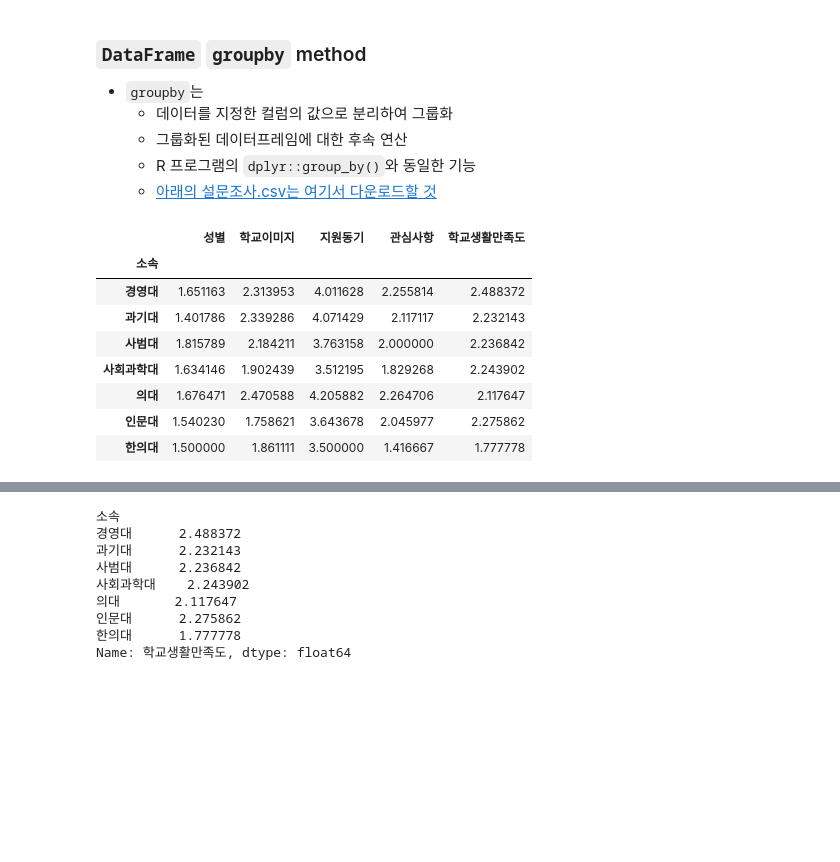
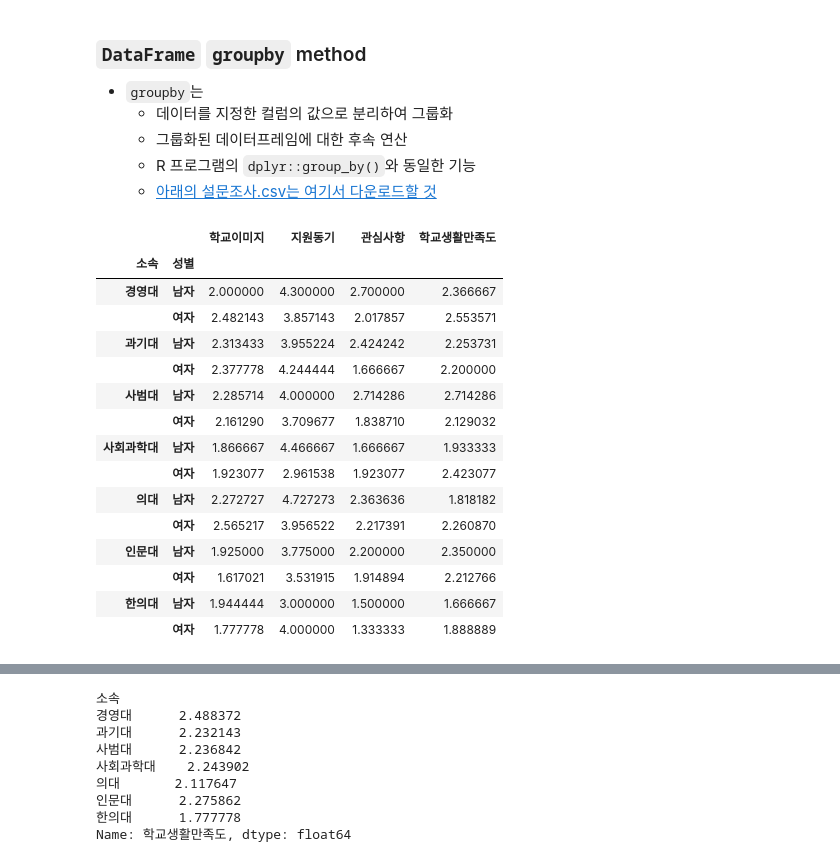
Before and after one commit to kkr010128/DataScience, a Jupyter notebook: ds_dr_ex.ipynb, the cells around one changed output, grey strips where cells are left out. Saved outputs shown, nothing was run; the diff lists cells and outputs as text; code cells hidden in the pictures; blank space fills up the shorter version.

```diff
--- a/ds_dr_ex.ipynb
+++ b/ds_dr_ex.ipynb
@@ -237,0 +299,4 @@ array([2, 3, 1, 4, 5])
+# %%
+satisfaction['성별'] = satisfaction['성별'].replace({2: '여자', 1: '남자'})
+satisfaction["성별"] = pd.Categorical(satisfaction["성별"])
+# satisfaction.학교생활만족도.unique()
@@ -244,16 +327,22 @@ array([2, 3, 1, 4, 5])
     - R 프로그램의 `dplyr::group_by()`와 동일한 기능
     - [아래의 설문조사.csv는 여기서 다운로드할 것](./data/설문조사.csv)
 # %%
-#g =
-satisfaction.groupby(["소속"]).mean()#["학교생활만족도"] # 소속과 성별에 따른 그룹화
-#g.mean() # 그룹별 평균을 계산
+g = satisfaction.groupby(["소속", "성별"])# 소속과 성별에 따른 그룹화
+g.mean() # 그룹별 평균을 계산
 # %% [output]
-|  | 성별 | 학교이미지 | 지원동기 | 관심사항 | 학교생활만족도 |
-| 소속 |  |  |  |  |  |
-| 경영대 | 1.651163 | 2.313953 | 4.011628 | 2.255814 | 2.488372 |
-| 과기대 | 1.401786 | 2.339286 | 4.071429 | 2.117117 | 2.232143 |
-| 사범대 | 1.815789 | 2.184211 | 3.763158 | 2.000000 | 2.236842 |
-| 사회과학대 | 1.634146 | 1.902439 | 3.512195 | 1.829268 | 2.243902 |
-| 의대 | 1.676471 | 2.470588 | 4.205882 | 2.264706 | 2.117647 |
-| 인문대 | 1.540230 | 1.758621 | 3.643678 | 2.045977 | 2.275862 |
-| 한의대 | 1.500000 | 1.861111 | 3.500000 | 1.416667 | 1.777778 |
+|  |  | 학교이미지 | 지원동기 | 관심사항 | 학교생활만족도 |
+| 소속 | 성별 |  |  |  |  |
+| 경영대 | 남자 | 2.000000 | 4.300000 | 2.700000 | 2.366667 |
+|  | 여자 | 2.482143 | 3.857143 | 2.017857 | 2.553571 |
+| 과기대 | 남자 | 2.313433 | 3.955224 | 2.424242 | 2.253731 |
+|  | 여자 | 2.377778 | 4.244444 | 1.666667 | 2.200000 |
+| 사범대 | 남자 | 2.285714 | 4.000000 | 2.714286 | 2.714286 |
+|  | 여자 | 2.161290 | 3.709677 | 1.838710 | 2.129032 |
+| 사회과학대 | 남자 | 1.866667 | 4.466667 | 1.666667 | 1.933333 |
+|  | 여자 | 1.923077 | 2.961538 | 1.923077 | 2.423077 |
+| 의대 | 남자 | 2.272727 | 4.727273 | 2.363636 | 1.818182 |
+|  | 여자 | 2.565217 | 3.956522 | 2.217391 | 2.260870 |
+| 인문대 | 남자 | 1.925000 | 3.775000 | 2.200000 | 2.350000 |
+|  | 여자 | 1.617021 | 3.531915 | 1.914894 | 2.212766 |
+| 한의대 | 남자 | 1.944444 | 3.000000 | 1.500000 | 1.666667 |
+|  | 여자 | 1.777778 | 4.000000 | 1.333333 | 1.888889 |
```
Also changed, not shown: parts of 36 cells of this notebook, 2 other files.
